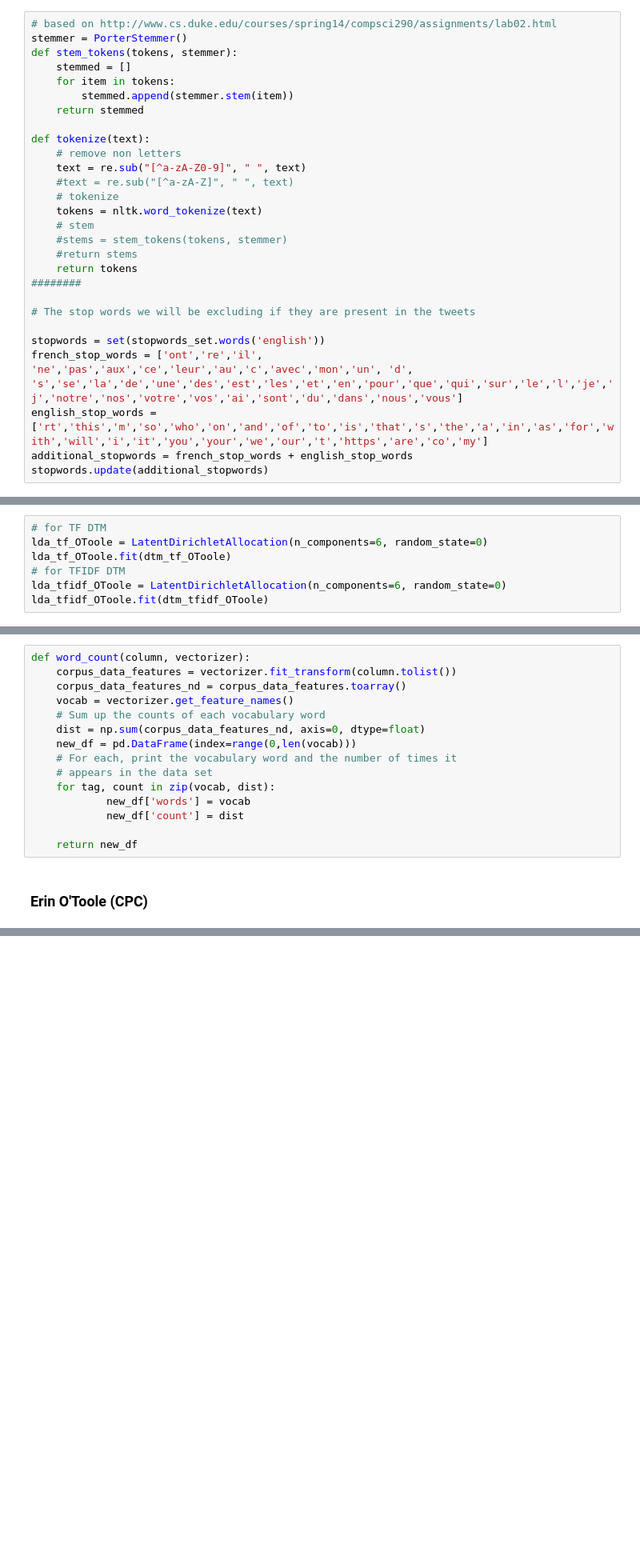
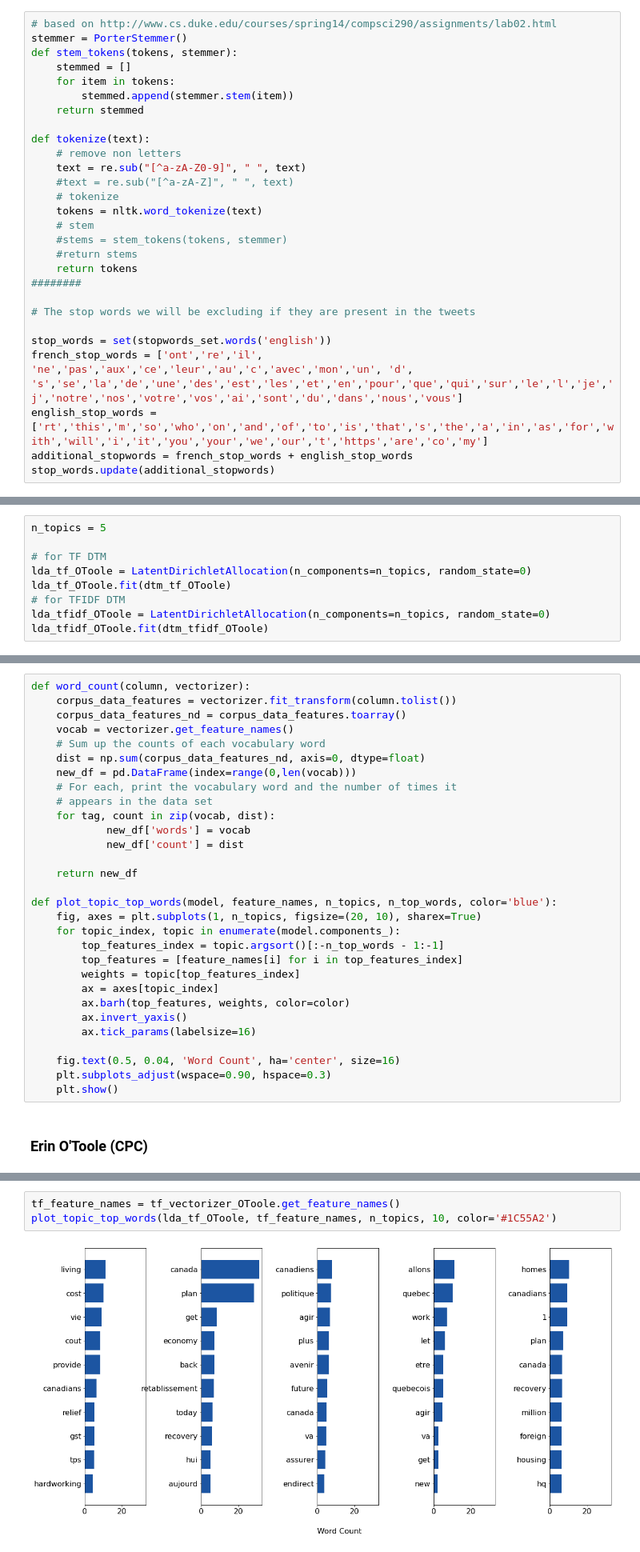
Before and after one commit to djdvorak/Data-Analysis-Projects, a Jupyter notebook: NLP_Demo_Political_Tweets/Tweet Analysis - Cdn Election 2021.ipynb, the cells around one changed output, grey strips where cells are left out. Shown: that part at 80% size. Saved outputs shown, nothing was run; the diff lists cells and outputs as text; blank space fills up the shorter version.

```diff
--- a/NLP_Demo_Political_Tweets/Tweet Analysis - Cdn Election 2021.ipynb
+++ b/NLP_Demo_Political_Tweets/Tweet Analysis - Cdn Election 2021.ipynb
@@ -101,11 +101,11 @@ def tokenize(text):
 
 # The stop words we will be excluding if they are present in the tweets
 
-stopwords = set(stopwords_set.words('english'))
+stop_words = set(stopwords_set.words('english'))
 french_stop_words = ['ont','re','il', 'ne','pas','aux','ce','leur','au','c','avec','mon','un', 'd', 's','se','la','de','une','des','est','les','et','en','pour','que','qui','sur','le','l','je','j','notre','nos','votre','vos','ai','sont','du','dans','nous','vous']
 english_stop_words = ['rt','this','m','so','who','on','and','of','to','is','that','s','the','a','in','as','for','with','will','i','it','you','your','we','our','t','https','are','co','my']
 additional_stopwords = french_stop_words + english_stop_words
-stopwords.update(additional_stopwords)
+stop_words.update(additional_stopwords)
 # %%
 tf_vectorizer_OToole = CountVectorizer(strip_accents = 'unicode',
                                 stop_words = stop_words,
@@ -141,10 +141,12 @@ print(dtm_tfidf_Trudeau.shape)
 # %% [markdown]
 ## Fit Latent Dirichlet Allocation Models
 # %%
+n_topics = 5
+
 # for TF DTM
-lda_tf_OToole = LatentDirichletAllocation(n_components=6, random_state=0)
+lda_tf_OToole = LatentDirichletAllocation(n_components=n_topics, random_state=0)
 lda_tf_OToole.fit(dtm_tf_OToole)
 # for TFIDF DTM
-lda_tfidf_OToole = LatentDirichletAllocation(n_components=6, random_state=0)
+lda_tfidf_OToole = LatentDirichletAllocation(n_components=n_topics, random_state=0)
 lda_tfidf_OToole.fit(dtm_tfidf_OToole)
 # %% [output]
@@ -223,5 +225,20 @@ def word_count(column, vectorizer):
             new_df['count'] = dist
 
     return new_df
+
+def plot_topic_top_words(model, feature_names, n_topics, n_top_words, color='blue'):
+    fig, axes = plt.subplots(1, n_topics, figsize=(20, 10), sharex=True)
+    for topic_index, topic in enumerate(model.components_):
+        top_features_index = topic.argsort()[:-n_top_words - 1:-1]
+        top_features = [feature_names[i] for i in top_features_index]
+        weights = topic[top_features_index]
+        ax = axes[topic_index]
+        ax.barh(top_features, weights, color=color)
+        ax.invert_yaxis()
+        ax.tick_params(labelsize=16)
+
+    fig.text(0.5, 0.04, 'Word Count', ha='center', size=16)
+    plt.subplots_adjust(wspace=0.90, hspace=0.3)
+    plt.show()
 # %% [markdown]
 ### Erin O'Toole (CPC)
@@ -257,2 +278,7 @@ plt.show()
+# %%
+tf_feature_names = tf_vectorizer_OToole.get_feature_names()
+plot_topic_top_words(lda_tf_OToole, tf_feature_names, n_topics, 10, color='#1C55A2')
+# %% [output]
+[figure, added]
 # %% [markdown]
 ### Justin Trudeau (LPC)
```
Also changed, not shown: parts of 13 cells of this notebook, 6 other files.
